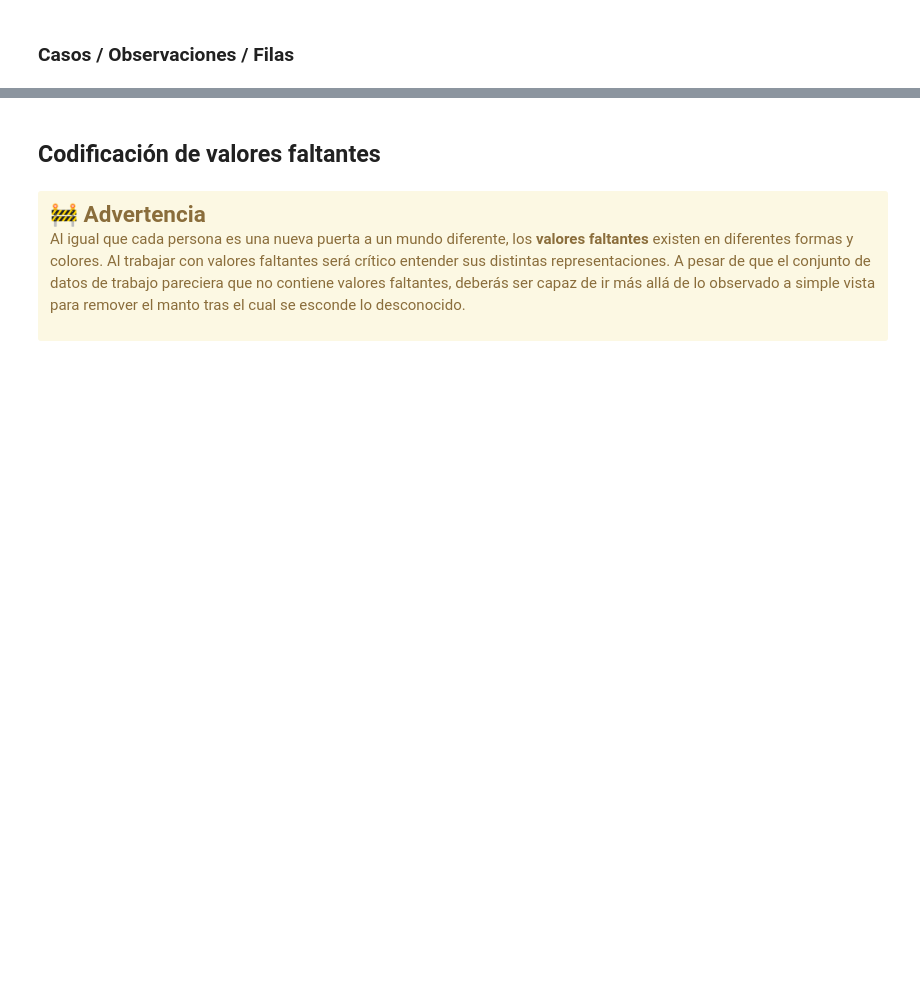
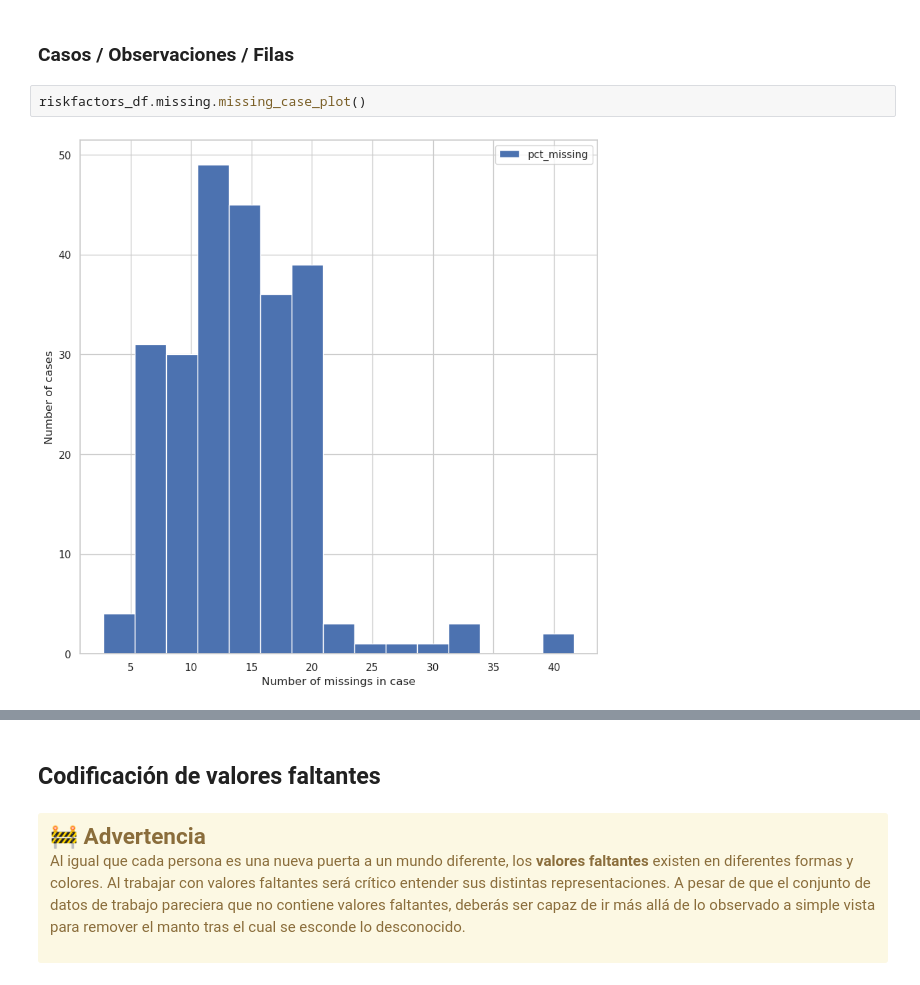
Before and after one commit to fcisnerosr/datos_faltantes, a Jupyter notebook: curso-datos-faltantes-main/jupyter/live-exploration-missing-values.ipynb, the cells around one changed output, grey strips where cells are left out. Cells and saved outputs as stored; diff of their text form; blank space fills up the shorter version.

```diff
--- a/curso-datos-faltantes-main/jupyter/live-exploration-missing-values.ipynb
+++ b/curso-datos-faltantes-main/jupyter/live-exploration-missing-values.ipynb
@@ -448,2 +563,6 @@ riskfactors_df.missing.number_missing()
 # %% [markdown]
 ### Casos / Observaciones / Filas
+# %%
+riskfactors_df.missing.missing_case_plot()
+# %% [output]
+[figure, added]
```
Also changed, not shown: parts of 21 cells of this notebook.
